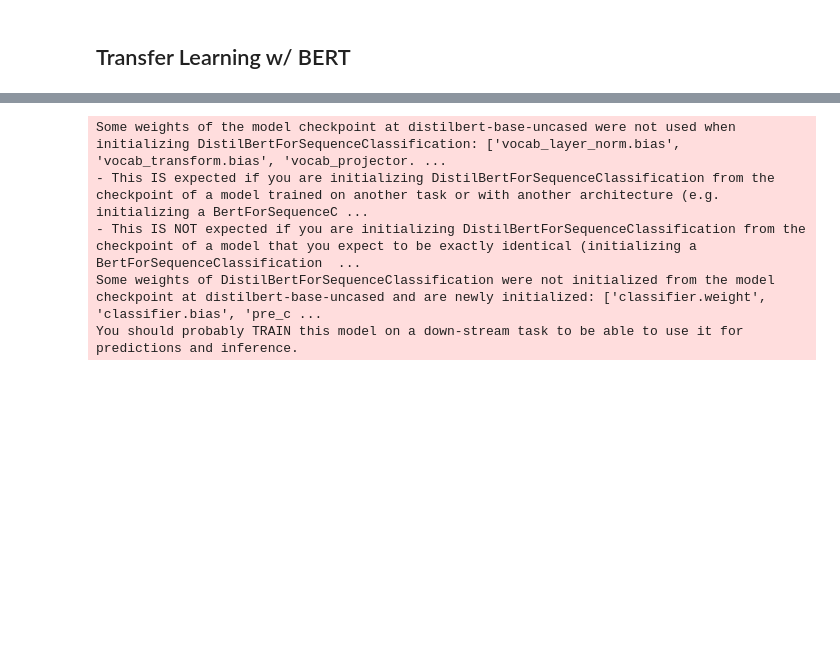
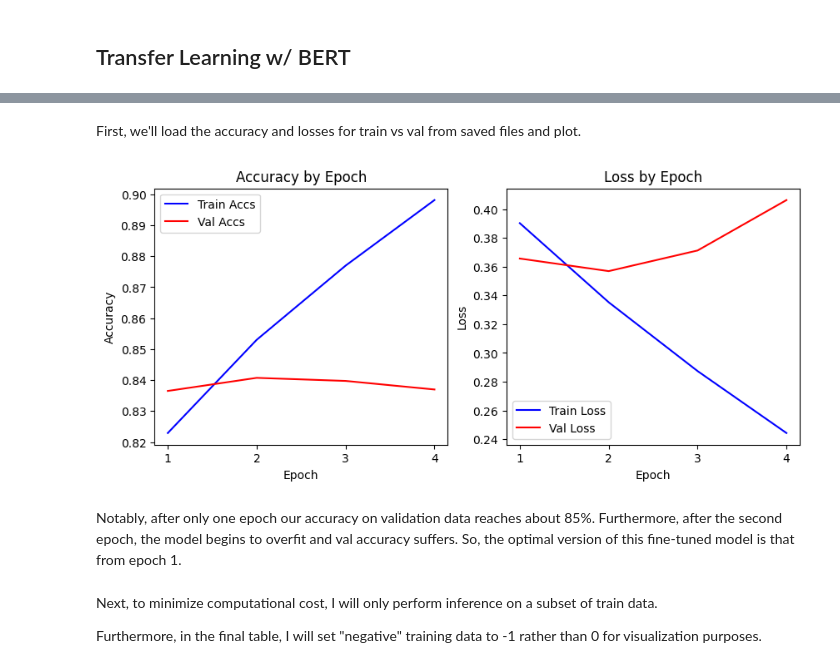
Before and after one commit to arth-shukla/sentiment140-bert-transfer-learning, a Jupyter notebook: sentiment.ipynb, the cells around one changed output, grey strips where cells are left out. Saved outputs shown, nothing was run; the diff lists cells and outputs as text; code cells hidden in the pictures; blank space fills up the shorter version.

```diff
--- a/sentiment.ipynb
+++ b/sentiment.ipynb
@@ -427,3 +436,5 @@ val epoch: 3    val_acc: 0.8369756944444444     val_loss: 0.4062420587109195
+# %% [markdown]
+First, we'll load the accuracy and losses for train vs val from saved files and plot.
 # %%
 def load_model(load_path, epochs=1, lr=2e-5, eps=1e-8):
     trained_bert = DistilBertForSequenceClassification.from_pretrained(
@@ -440,11 +451,55 @@ def load_model(load_path, epochs=1, lr=2e-5, eps=1e-8):
     trained_bert, optimizer, scheduler = load(trained_bert, optimizer, scheduler, load_path=load_path)
 
     return trained_bert, optimizer, scheduler
+
+def load_train_stats(load_dir, files=['train_accs', 'train_losses', 'val_accs', 'val_losses']):
+    from pathlib import Path
+
+    stats = [np.loadtxt(Path(load_dir) / Path(f'{fn}.txt')) for fn in files]
+
+    return stats
-# %%
-trained_bert, optimizer, scheduler = load_model('./select_saved_checkpoints/bert_sentiment140_fine_tuned_3.pth')
-# %% [output]
-Some weights of the model checkpoint at distilbert-base-uncased were not used when initializing DistilBertForSequenceClassification: ['vocab_layer_norm.bias', 'vocab_transform.bias', 'vocab_projector. ...
-- This IS expected if you are initializing DistilBertForSequenceClassification from the checkpoint of a model trained on another task or with another architecture (e.g. initializing a BertForSequenceC ...
-- This IS NOT expected if you are initializing DistilBertForSequenceClassification from the checkpoint of a model that you expect to be exactly identical (initializing a BertForSequenceClassification  ...
-Some weights of DistilBertForSequenceClassification were not initialized from the model checkpoint at distilbert-base-uncased and are newly initialized: ['classifier.weight', 'classifier.bias', 'pre_c ...
-You should probably TRAIN this model on a down-stream task to be able to use it for predictions and inference.
+# %%
+train_accs, train_losses, val_accs, val_losses = load_train_stats('select_saved_checkpoints')
+# %%
+import matplotlib.pyplot as plt
+
+def train_val_plot(plot, train_data, val_data,
+                   x_label='', y_label='',
+                   train_legend='', val_legend='',
+                   train_color='blue', val_color='red',
+                   title=''):
+
+
+    xs = range(1, len(train_data)+1)
+    plot.set_xticks(xs)
+
+    plot.plot(xs, train_data, label=train_legend, color=train_color)
+    plot.plot(xs, val_data, label=val_legend, color=val_color)
+
+    plot.set_xlabel(x_label)
+    plot.set_ylabel(y_label)
+
+    plot.set_title(title)
+    plot.legend()
+# %%
+fig, axs = plt.subplots(1, 2, figsize=(10, 4))
+
+train_val_plot(axs[0], train_accs, val_accs,
+               x_label='Epoch', y_label='Accuracy',
+               train_legend='Train Accs', val_legend='Val Accs',
+               title='Accuracy by Epoch')
+
+train_val_plot(axs[1], train_losses, val_losses,
+               x_label='Epoch', y_label='Loss',
+               train_legend='Train Loss', val_legend='Val Loss',
+               title='Loss by Epoch')
+
+fig.show()
+# %% [output]
+[figure, added]
+# %% [markdown]
+Notably, after only one epoch our accuracy on validation data reaches about 85%. Furthermore, after the second epoch, the model begins to overfit and val accuracy suffers. So, the optimal version of this fine-tuned model is that from epoch 1.
+# %% [markdown]
+Next, to minimize computational cost, I will only perform inference on a subset of train data.
+
+Furthermore, in the final table, I will set "negative" training data to -1 rather than 0 for visualization purposes.
```
Also changed, not shown: parts of 20 cells of this notebook, 1 other file.
